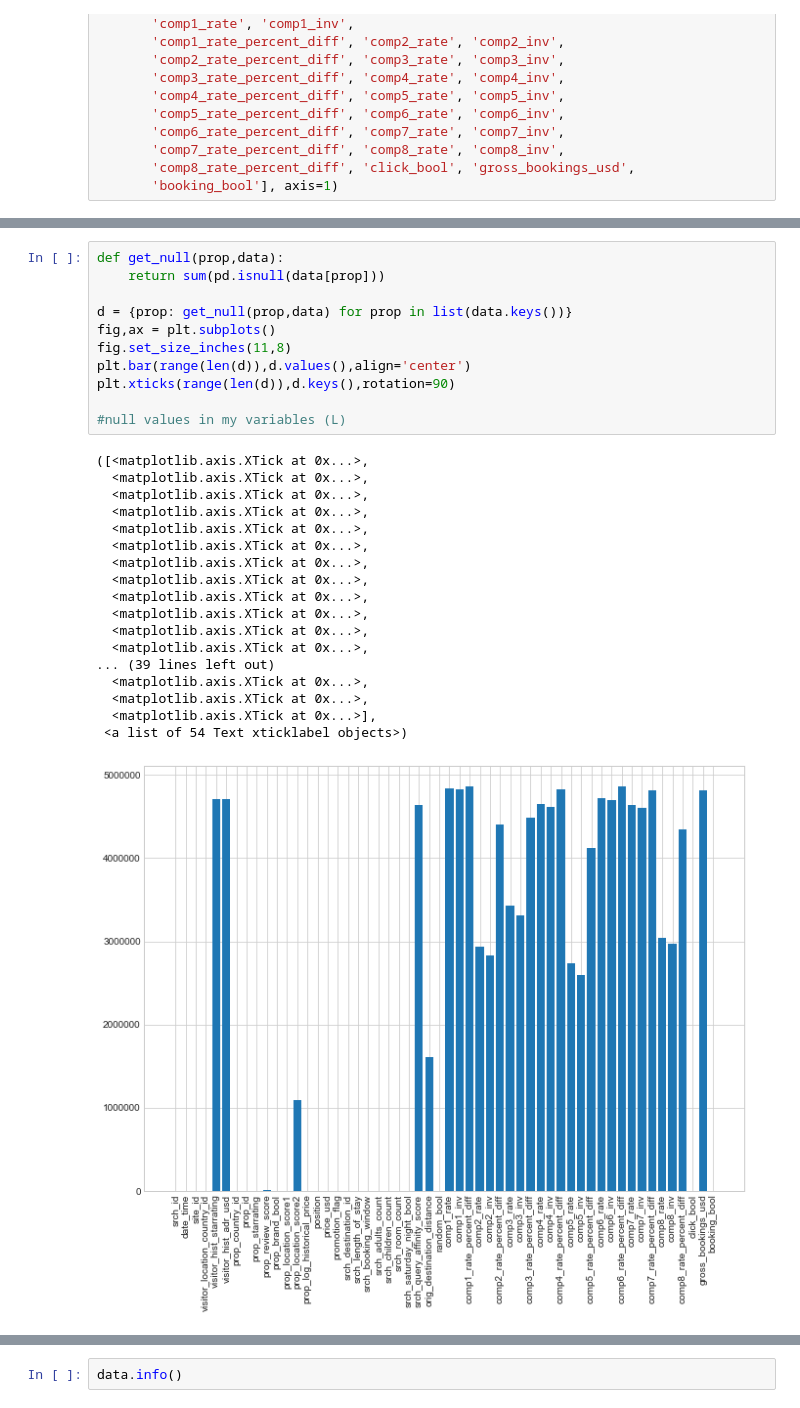
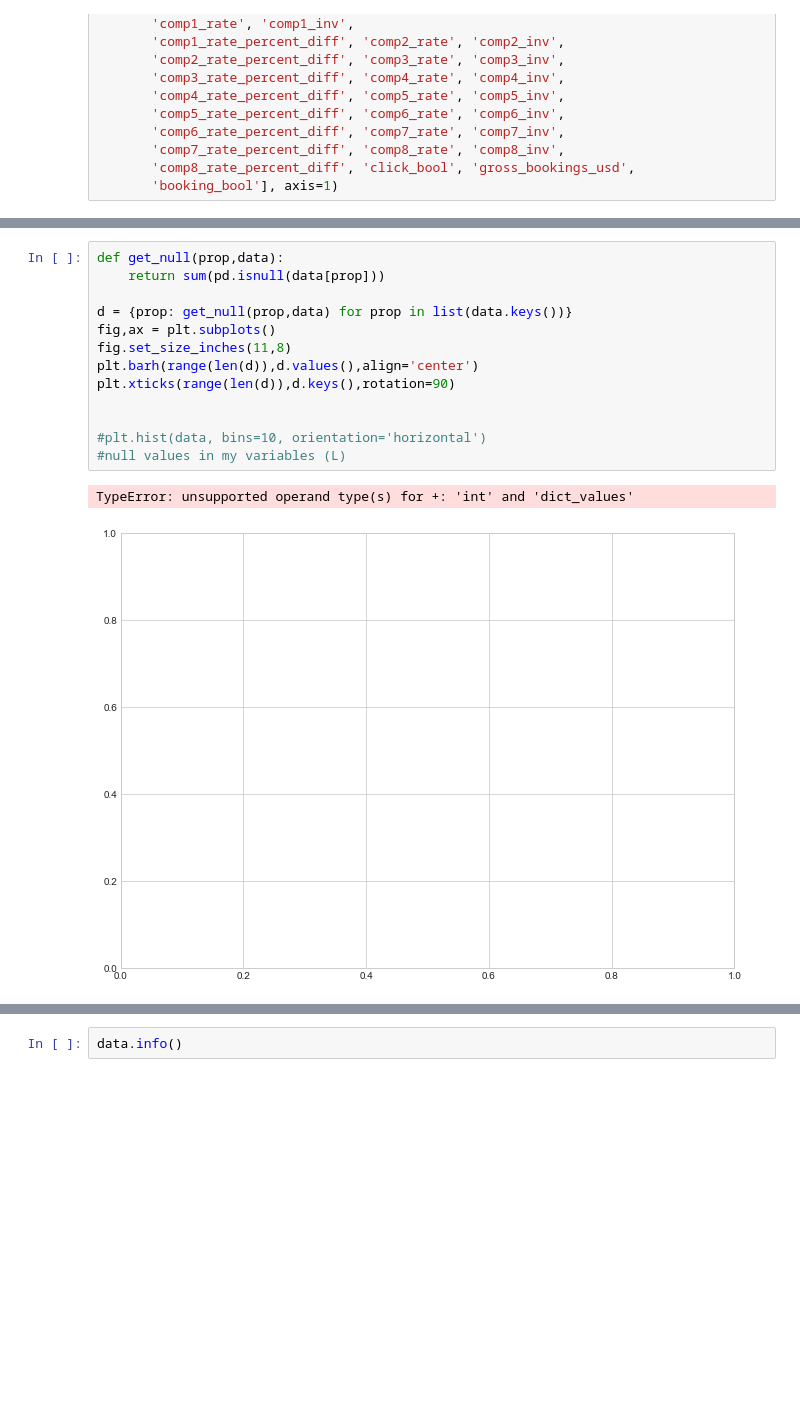
Before and after one commit to hannaheyer/Dmt, a Jupyter notebook: Prac2/Roger's.ipynb, the cells around one changed output, grey strips where cells are left out. Cells and saved outputs as stored; diff of their text form; blank space fills up the shorter version.

```diff
--- a/Prac2/Roger's.ipynb
+++ b/Prac2/Roger's.ipynb
@@ -165,33 +165,19 @@ memory usage: 378.3 MB
 # %%
 def get_null(prop,data):
     return sum(pd.isnull(data[prop]))
 
 d = {prop: get_null(prop,data) for prop in list(data.keys())}
 fig,ax = plt.subplots()
 fig.set_size_inches(11,8)
-plt.bar(range(len(d)),d.values(),align='center')
+plt.barh(range(len(d)),d.values(),align='center')
 plt.xticks(range(len(d)),d.keys(),rotation=90)
 
+
+#plt.hist(data, bins=10, orientation='horizontal')
 #null values in my variables (L)
 # %% [output]
-([<matplotlib.axis.XTick at 0x...>,
-  <matplotlib.axis.XTick at 0x...>,
-  <matplotlib.axis.XTick at 0x...>,
-  <matplotlib.axis.XTick at 0x...>,
-  <matplotlib.axis.XTick at 0x...>,
-  <matplotlib.axis.XTick at 0x...>,
-  <matplotlib.axis.XTick at 0x...>,
-  <matplotlib.axis.XTick at 0x...>,
-  <matplotlib.axis.XTick at 0x...>,
-  <matplotlib.axis.XTick at 0x...>,
-  <matplotlib.axis.XTick at 0x...>,
-  <matplotlib.axis.XTick at 0x...>,
-... (39 lines left out)
-  <matplotlib.axis.XTick at 0x...>,
-  <matplotlib.axis.XTick at 0x...>,
-  <matplotlib.axis.XTick at 0x...>],
- <a list of 54 Text xticklabel objects>)
+TypeError: unsupported operand type(s) for +: 'int' and 'dict_values'
-[figure, old version]
+[figure, new version]
 # %%
 def get_null(prop,test):
     return sum(pd.isnull(test[prop]))
```
Also changed, not shown: parts of 2 cells of this notebook, 2 other files.
